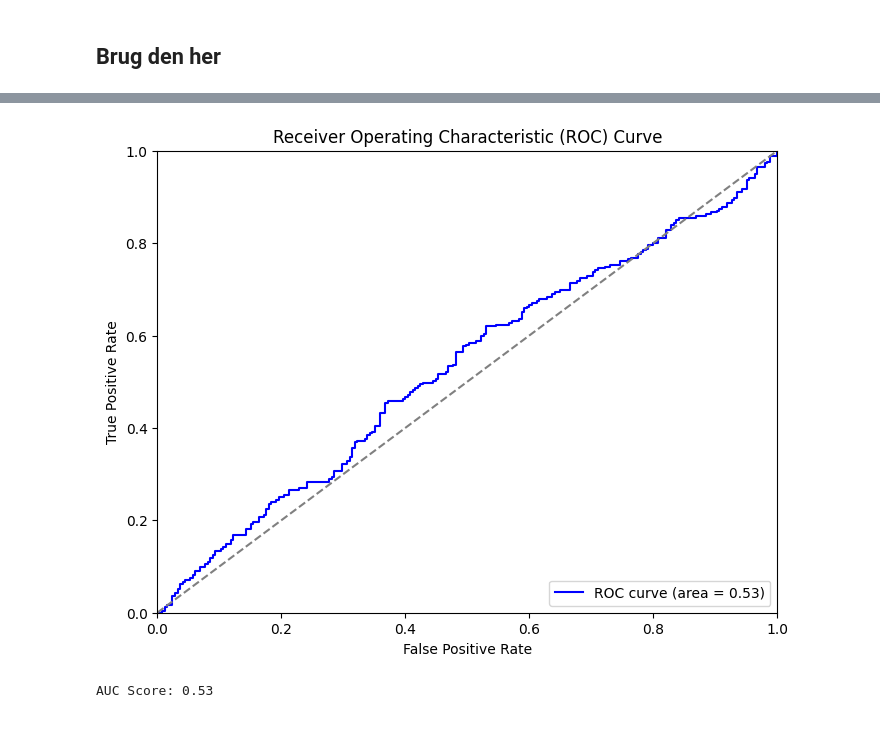
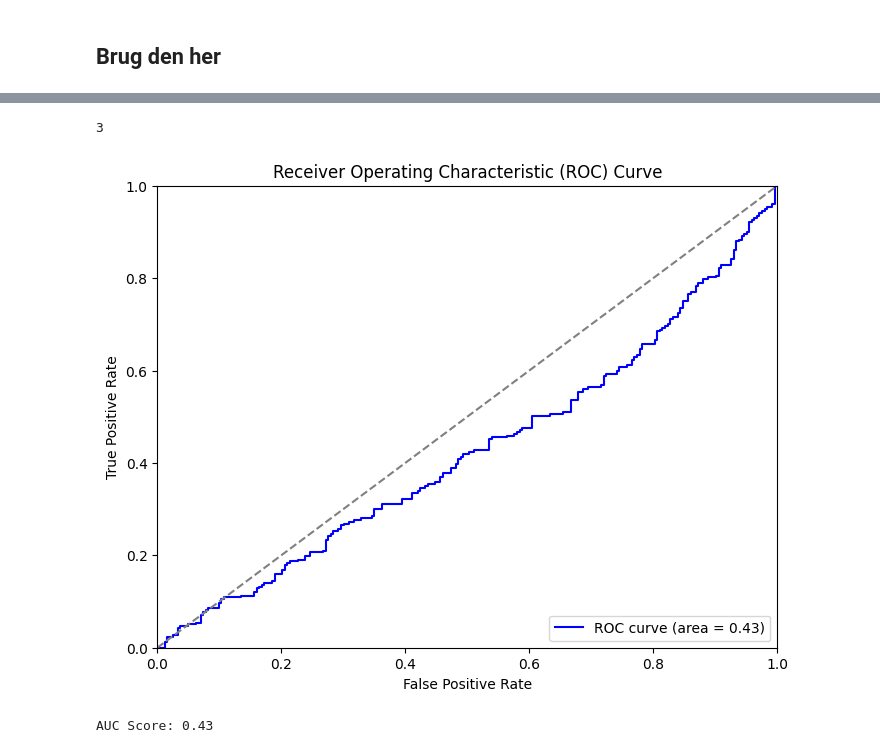
Before and after one commit to wkandersen/02445-HeartSurgery, a Jupyter notebook: ann with torch.ipynb, the cells around one changed output, grey strips where cells are left out. Drawn from its saved outputs; the diff is of its cells as text; code cells hidden in the pictures.

```diff
--- a/ann with torch.ipynb
+++ b/ann with torch.ipynb
@@ -420,13 +436,15 @@ from sklearn.model_selection import KFold
 from sklearn.metrics import accuracy_score, precision_score, recall_score
 from sklearn.preprocessing import StandardScaler
 from sklearn.model_selection import StratifiedKFold
+from sklearn.model_selection import KFold, train_test_split
 
 # Load your dataset
 data = pd.read_csv('pseudodata_præoperation.csv')
+data = data.drop(columns=['107','AAF','DR'])
 
 # Preprocess your data
 X = data
-y = np.random.choice([0, 1], size=len(data))
+y = np.random.choice([0, 1], size=len(X))
 
 X = StandardScaler().fit_transform(X)
 
@@ -448,7 +466,7 @@ class_counts = np.bincount(y_tensor.numpy())
 class_weights = 1.0 / class_counts
 weights = torch.tensor(class_weights, dtype=torch.float32)
 
-
+input_dim = (data.shape)[1]
 
 # Define the ANN model
 class DeepANNModel(nn.Module):
@@ -536,9 +554,7 @@ def grid_search_weight_decay(train_set, outer_kf, inner_kf, input_dim, hidden_di
                 val_loader = DataLoader(inner_val_subset, batch_size=64, shuffle=False)
 
                 accuracy, _, _, _ = train_and_evaluate_model(train_loader, val_loader, input_dim, hidden_dims, output_dim, num_epochs=num_epochs, lr=lr, weight_decay=weight_decay, class_weights=weights)
-                inner_accuracies.append(accuracy)
 
-            mean_inner_accuracy = np.mean(inner_accuracies)
 
             train_loader = DataLoader(outer_train_subset, batch_size=64, shuffle=True)
             test_loader = DataLoader(outer_test_subset, batch_size=64, shuffle=False)
@@ -573,16 +589,16 @@ outer_kf = StratifiedKFold(n_splits=5, shuffle=True, random_state=42)
 inner_kf = StratifiedKFold(n_splits=5, shuffle=True, random_state=42)
 
 # Perform grid search over different weight_decay values
-best_weight_decay = grid_search_weight_decay(remaining_set, outer_kf, inner_kf, input_dim=575, hidden_dims=[128, 64], output_dim=2, num_epochs=10, lr=0.01, weight_decay_values=[1e-5, 1e-4, 1e-3])
+best_weight_decay = grid_search_weight_decay(remaining_set, outer_kf, inner_kf, input_dim=input_dim, hidden_dims=[128, 64], output_dim=2, num_epochs=10, lr=0.01, weight_decay_values=[1e-5, 1e-4, 1e-3])
 
 print(f'Best weight_decay found: {best_weight_decay}')
 
 # Evaluate the final model on the holdout set with the best weight_decay
-final_model = DeepANNModel(input_dim=575, hidden_dims=[128, 64], output_dim=2)
+final_model = DeepANNModel(input_dim=input_dim, hidden_dims=[128, 64], output_dim=2)
 train_loader = DataLoader(remaining_set, batch_size=64, shuffle=True)
 holdout_loader = DataLoader(holdout_set, batch_size=64, shuffle=False)
 
-accuracy, precision, recall, _ = train_and_evaluate_model(train_loader, holdout_loader, input_dim=575, hidden_dims=[128, 64], output_dim=2, num_epochs=10, lr=0.01, weight_decay=best_weight_decay, class_weights=weights)
+accuracy, precision, recall, _ = train_and_evaluate_model(train_loader, holdout_loader, input_dim=input_dim, hidden_dims=[128, 64], output_dim=2, num_epochs=10, lr=0.01, weight_decay=best_weight_decay, class_weights=weights)
 
 print(f'Holdout Set Accuracy: {accuracy * 100:.2f}%')
 print(f'Holdout Set Precision: {precision * 100:.2f}%')
@@ -603,0 +886,7 @@ Holdout Set Recall: 50.02%
+# %%
+# models = []
+# loaders = []
+# pred_set = []
+models.append(final_model)
+loaders.append(holdout_loader)
+pred_set.append(holdout_predictions)
@@ -604,3 +923,7 @@ Holdout Set Recall: 50.02%
+# %%
+len(pred_set)
+# %% [output]
+3
 # %%
 import torch
 import numpy as np
@@ -610,33 +933,33 @@ from sklearn.metrics import roc_curve, roc_auc_score
 def evaluate_roc_auc(model, holdout_loader):
     model.eval()
     all_probs = []
     all_labels = []
     with torch.no_grad():
         for images, labels in holdout_loader:
             outputs = model(images)
             probs = torch.softmax(outputs, dim=1)[:, 1]  # Assuming binary classification
             all_probs.extend(probs.cpu().numpy())
             all_labels.extend(labels.cpu().numpy())
 
     fpr, tpr, thresholds = roc_curve(all_labels, all_probs)
     auc_score = roc_auc_score(all_labels, all_probs)
 
     plt.figure(figsize=(8, 6))
     plt.plot(fpr, tpr, color='blue', label=f'ROC curve (area = {auc_score:.2f})')
     plt.plot([0, 1], [0, 1], color='grey', linestyle='--')
     plt.xlim([0.0, 1.0])
     plt.ylim([0.0, 1.0])
     plt.xlabel('False Positive Rate')
     plt.ylabel('True Positive Rate')
     plt.title('Receiver Operating Characteristic (ROC) Curve')
     plt.legend(loc="lower right")
     plt.show()
 
     return auc_score
 
 # Example usage
-auc_score = evaluate_roc_auc(final_model, holdout_loader)
+auc_score = evaluate_roc_auc(models[1], holdout_loader)
 print(f'AUC Score: {auc_score:.2f}')
 # %% [output]
-[figure, old version]
+[figure, new version]
-AUC Score: 0.53
+AUC Score: 0.43
```
Also changed, not shown: parts of 11 cells of this notebook, 1 other file.
